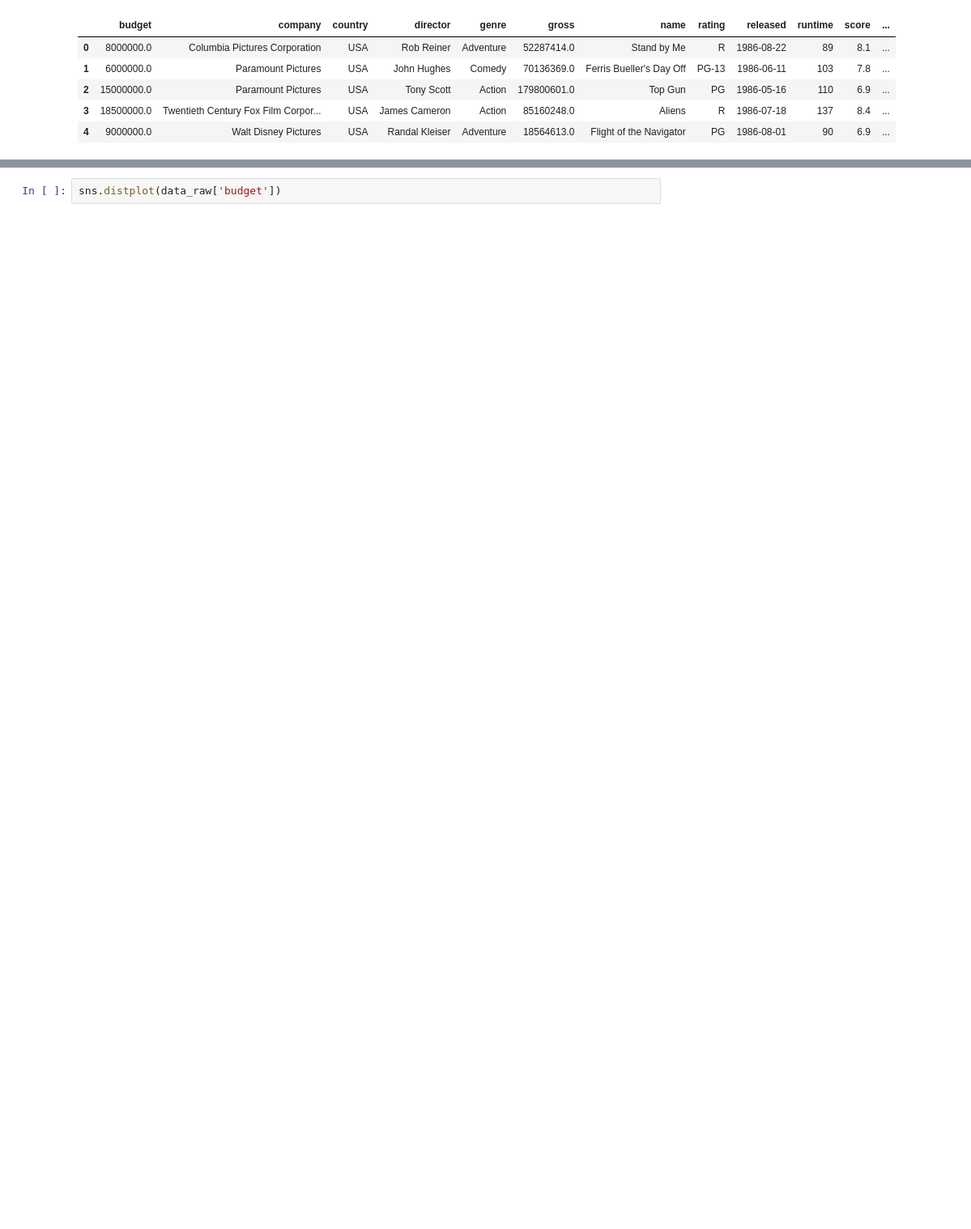
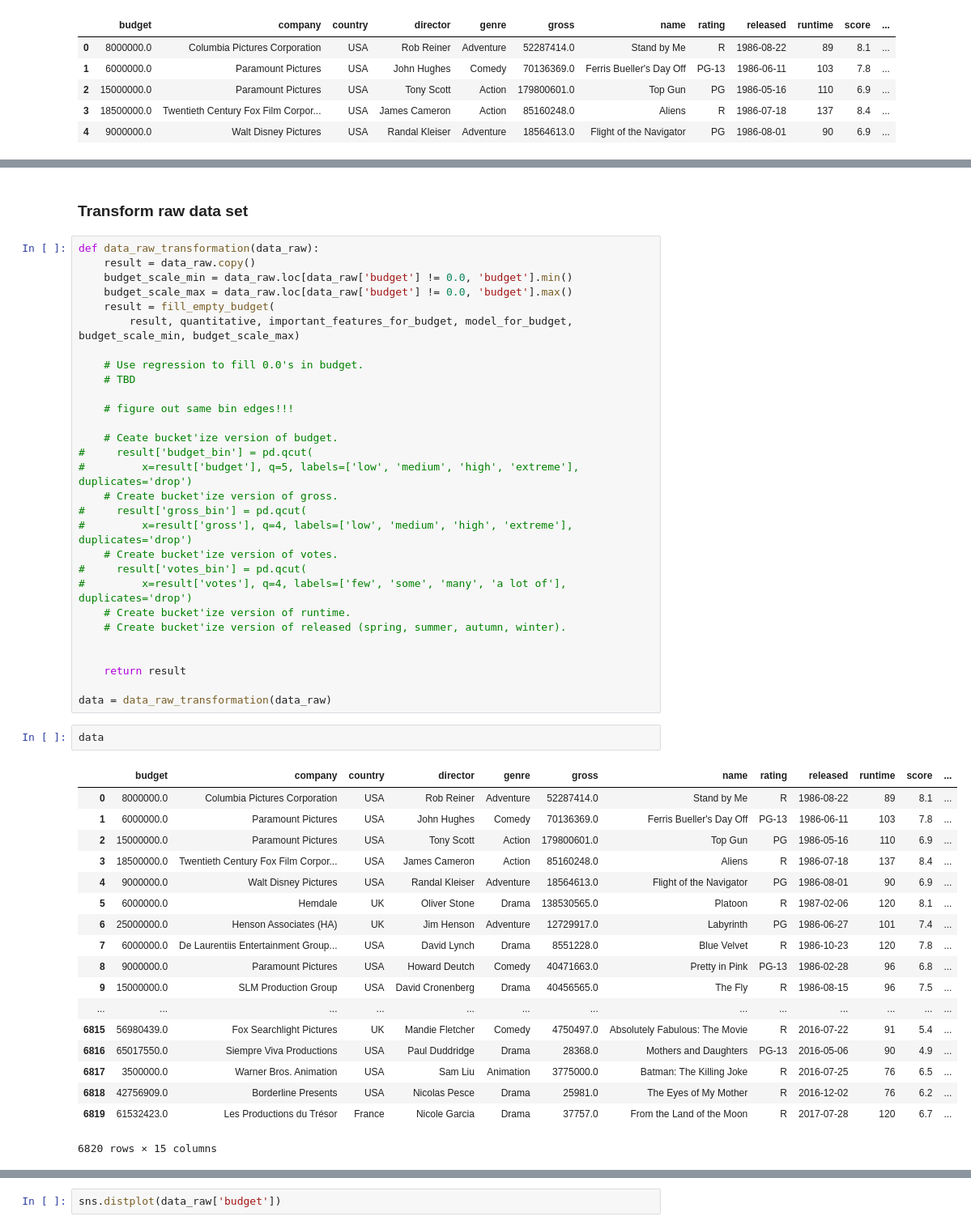
Before and after one commit to szylec/Kaggle, a Jupyter notebook: movies_analysis/analytics.ipynb, the cells around one changed output, grey strips where cells are left out. Shown: that part at 81% size. Drawn from its saved outputs; the diff is of its cells as text; blank space fills up the shorter version.

```diff
--- a/movies_analysis/analytics.ipynb
+++ b/movies_analysis/analytics.ipynb
@@ -55,0 +118,52 @@ memory usage: 799.3+ KB
+# %% [markdown]
+### Transform raw data set
+# %%
+def data_raw_transformation(data_raw):
+    result = data_raw.copy()
+    budget_scale_min = data_raw.loc[data_raw['budget'] != 0.0, 'budget'].min()
+    budget_scale_max = data_raw.loc[data_raw['budget'] != 0.0, 'budget'].max()
+    result = fill_empty_budget(
+        result, quantitative, important_features_for_budget, model_for_budget, budget_scale_min, budget_scale_max)
+
+    # Use regression to fill 0.0's in budget.
+    # TBD
+
+    # figure out same bin edges!!!
+
+    # Ceate bucket'ize version of budget.
+#     result['budget_bin'] = pd.qcut(
+#         x=result['budget'], q=5, labels=['low', 'medium', 'high', 'extreme'], duplicates='drop')
+    # Create bucket'ize version of gross.
+#     result['gross_bin'] = pd.qcut(
+#         x=result['gross'], q=4, labels=['low', 'medium', 'high', 'extreme'], duplicates='drop')
+    # Create bucket'ize version of votes.
+#     result['votes_bin'] = pd.qcut(
+#         x=result['votes'], q=4, labels=['few', 'some', 'many', 'a lot of'], duplicates='drop')
+    # Create bucket'ize version of runtime.
+    # Create bucket'ize version of released (spring, summer, autumn, winter).
+
+
+    return result
+
+data = data_raw_transformation(data_raw)
+# %%
+data
+# %% [output]
+|  | budget | company | country | director | genre | gross | name | rating | released | runtime | score | ... |
+| 0 | 8000000.0 | Columbia Pictures Corporation | USA | Rob Reiner | Adventure | 52287414.0 | Stand by Me | R | 1986-08-22 | 89 | 8.1 | ... |
+| 1 | 6000000.0 | Paramount Pictures | USA | John Hughes | Comedy | 70136369.0 | Ferris Bueller's Day Off | PG-13 | 1986-06-11 | 103 | 7.8 | ... |
+| 2 | 15000000.0 | Paramount Pictures | USA | Tony Scott | Action | 179800601.0 | Top Gun | PG | 1986-05-16 | 110 | 6.9 | ... |
+| 3 | 18500000.0 | Twentieth Century Fox Film Corpor... | USA | James Cameron | Action | 85160248.0 | Aliens | R | 1986-07-18 | 137 | 8.4 | ... |
+| 4 | 9000000.0 | Walt Disney Pictures | USA | Randal Kleiser | Adventure | 18564613.0 | Flight of the Navigator | PG | 1986-08-01 | 90 | 6.9 | ... |
+| 5 | 6000000.0 | Hemdale | UK | Oliver Stone | Drama | 138530565.0 | Platoon | R | 1987-02-06 | 120 | 8.1 | ... |
+| 6 | 25000000.0 | Henson Associates (HA) | UK | Jim Henson | Adventure | 12729917.0 | Labyrinth | PG | 1986-06-27 | 101 | 7.4 | ... |
+| 7 | 6000000.0 | De Laurentiis Entertainment Group... | USA | David Lynch | Drama | 8551228.0 | Blue Velvet | R | 1986-10-23 | 120 | 7.8 | ... |
+| 8 | 9000000.0 | Paramount Pictures | USA | Howard Deutch | Comedy | 40471663.0 | Pretty in Pink | PG-13 | 1986-02-28 | 96 | 6.8 | ... |
+| 9 | 15000000.0 | SLM Production Group | USA | David Cronenberg | Drama | 40456565.0 | The Fly | R | 1986-08-15 | 96 | 7.5 | ... |
+| ... | ... | ... | ... | ... | ... | ... | ... | ... | ... | ... | ... | ... |
+| 6815 | 56980439.0 | Fox Searchlight Pictures | UK | Mandie Fletcher | Comedy | 4750497.0 | Absolutely Fabulous: The Movie | R | 2016-07-22 | 91 | 5.4 | ... |
+| 6816 | 65017550.0 | Siempre Viva Productions | USA | Paul Duddridge | Drama | 28368.0 | Mothers and Daughters | PG-13 | 2016-05-06 | 90 | 4.9 | ... |
+| 6817 | 3500000.0 | Warner Bros. Animation | USA | Sam Liu | Animation | 3775000.0 | Batman: The Killing Joke | R | 2016-07-25 | 76 | 6.5 | ... |
+| 6818 | 42756909.0 | Borderline Presents | USA | Nicolas Pesce | Drama | 25981.0 | The Eyes of My Mother | R | 2016-12-02 | 76 | 6.2 | ... |
+| 6819 | 61532423.0 | Les Productions du Trésor | France | Nicole Garcia | Drama | 37757.0 | From the Land of the Moon | R | 2017-07-28 | 120 | 6.7 | ... |
+6820 rows × 15 columns
```
Also changed, not shown: parts of 18 cells of this notebook, 1 other file.
